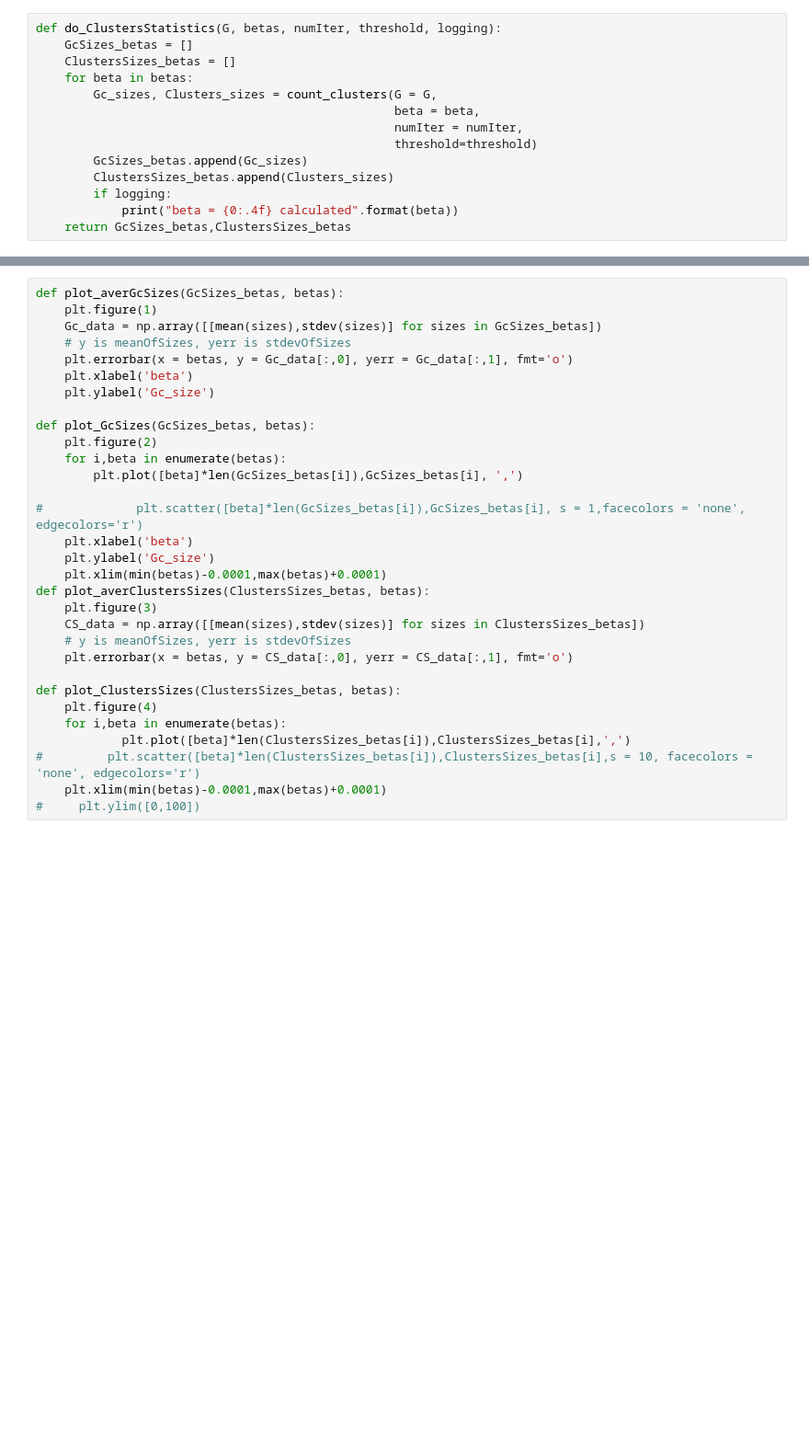
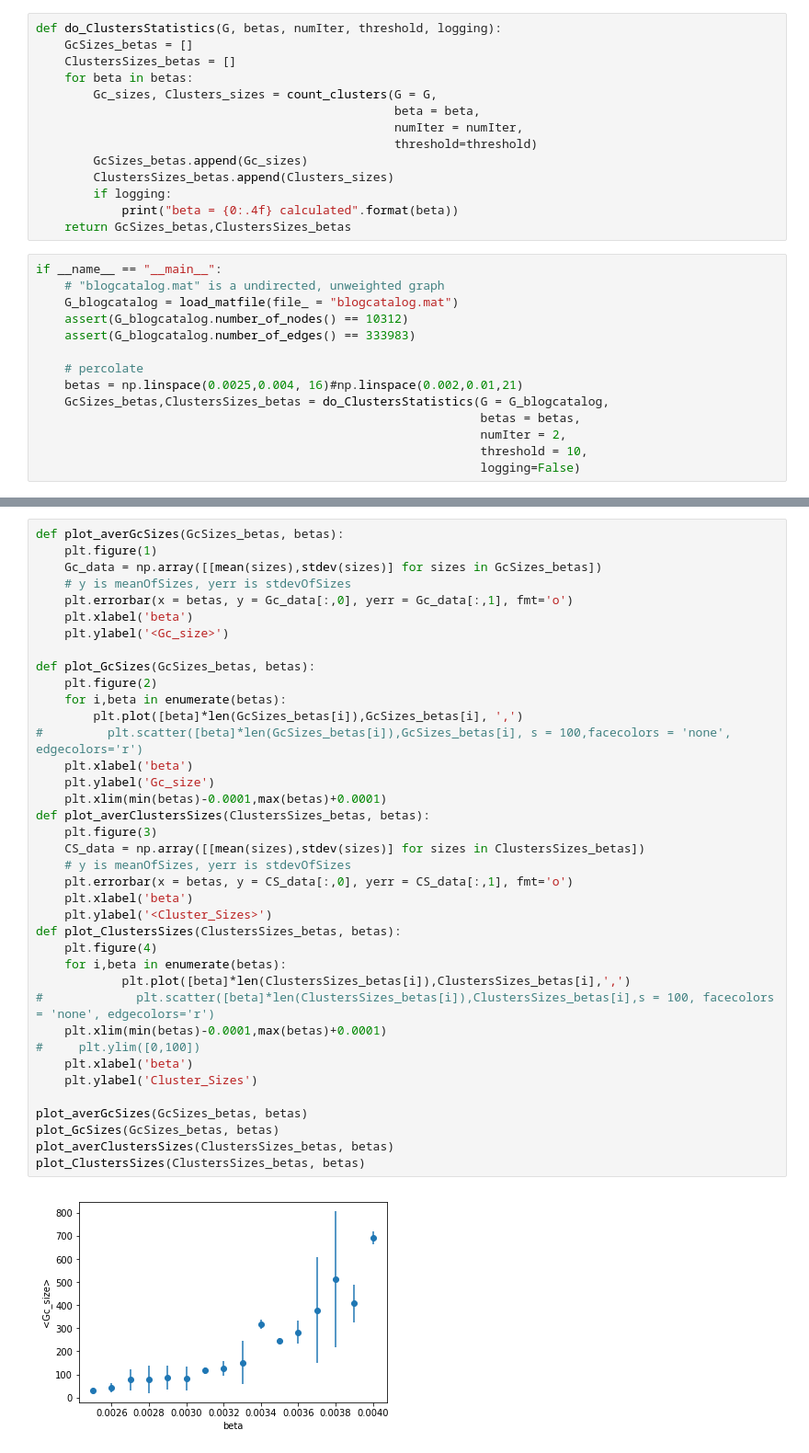
Before and after one commit to PurpleCornflakes/Percolation_NodeEmbedding, a Jupyter notebook: Percolation.ipynb, the cells around one changed output, grey strips where cells are left out. Shown at 92% size. Drawn from its saved outputs; the diff is of its cells as text; blank space fills up the shorter version.

```diff
--- a/Percolation.ipynb
+++ b/Percolation.ipynb
@@ -85,3 +85,17 @@ def do_ClustersStatistics(G, betas, numIter, threshold, logging):
         if logging:
             print("beta = {0:.4f} calculated".format(beta))
     return GcSizes_betas,ClustersSizes_betas
+# %%
+if __name__ == "__main__":
+    # "blogcatalog.mat" is a undirected, unweighted graph
+    G_blogcatalog = load_matfile(file_ = "blogcatalog.mat")
+    assert(G_blogcatalog.number_of_nodes() == 10312)
+    assert(G_blogcatalog.number_of_edges() == 333983)
+
+    # percolate
+    betas = np.linspace(0.0025,0.004, 16)#np.linspace(0.002,0.01,21)
+    GcSizes_betas,ClustersSizes_betas = do_ClustersStatistics(G = G_blogcatalog,
+                                                              betas = betas,
+                                                              numIter = 2,
+                                                              threshold = 10,
+                                                              logging=False)
@@ -88,31 +104,40 @@ def do_ClustersStatistics(G, betas, numIter, threshold, logging):
 # %%
 def plot_averGcSizes(GcSizes_betas, betas):
     plt.figure(1)
     Gc_data = np.array([[mean(sizes),stdev(sizes)] for sizes in GcSizes_betas])
     # y is meanOfSizes, yerr is stdevOfSizes
     plt.errorbar(x = betas, y = Gc_data[:,0], yerr = Gc_data[:,1], fmt='o')
     plt.xlabel('beta')
-    plt.ylabel('Gc_size')
+    plt.ylabel('<Gc_size>')
 
 def plot_GcSizes(GcSizes_betas, betas):
     plt.figure(2)
     for i,beta in enumerate(betas):
         plt.plot([beta]*len(GcSizes_betas[i]),GcSizes_betas[i], ',')
-
-#             plt.scatter([beta]*len(GcSizes_betas[i]),GcSizes_betas[i], s = 1,facecolors = 'none', edgecolors='r')
+#         plt.scatter([beta]*len(GcSizes_betas[i]),GcSizes_betas[i], s = 100,facecolors = 'none', edgecolors='r')
     plt.xlabel('beta')
     plt.ylabel('Gc_size')
     plt.xlim(min(betas)-0.0001,max(betas)+0.0001)
 def plot_averClustersSizes(ClustersSizes_betas, betas):
     plt.figure(3)
     CS_data = np.array([[mean(sizes),stdev(sizes)] for sizes in ClustersSizes_betas])
     # y is meanOfSizes, yerr is stdevOfSizes
     plt.errorbar(x = betas, y = CS_data[:,0], yerr = CS_data[:,1], fmt='o')
-
+    plt.xlabel('beta')
+    plt.ylabel('<Cluster_Sizes>')
 def plot_ClustersSizes(ClustersSizes_betas, betas):
     plt.figure(4)
     for i,beta in enumerate(betas):
             plt.plot([beta]*len(ClustersSizes_betas[i]),ClustersSizes_betas[i],',')
-#         plt.scatter([beta]*len(ClustersSizes_betas[i]),ClustersSizes_betas[i],s = 10, facecolors = 'none', edgecolors='r')
+#             plt.scatter([beta]*len(ClustersSizes_betas[i]),ClustersSizes_betas[i],s = 100, facecolors = 'none', edgecolors='r')
     plt.xlim(min(betas)-0.0001,max(betas)+0.0001)
 #     plt.ylim([0,100])
+    plt.xlabel('beta')
+    plt.ylabel('Cluster_Sizes')
+
+plot_averGcSizes(GcSizes_betas, betas)
+plot_GcSizes(GcSizes_betas, betas)
+plot_averClustersSizes(ClustersSizes_betas, betas)
+plot_ClustersSizes(ClustersSizes_betas, betas)
+# %% [output]
+[figure, added]
```
Also changed, not shown: parts of 19 cells of this notebook, 5 other files.
